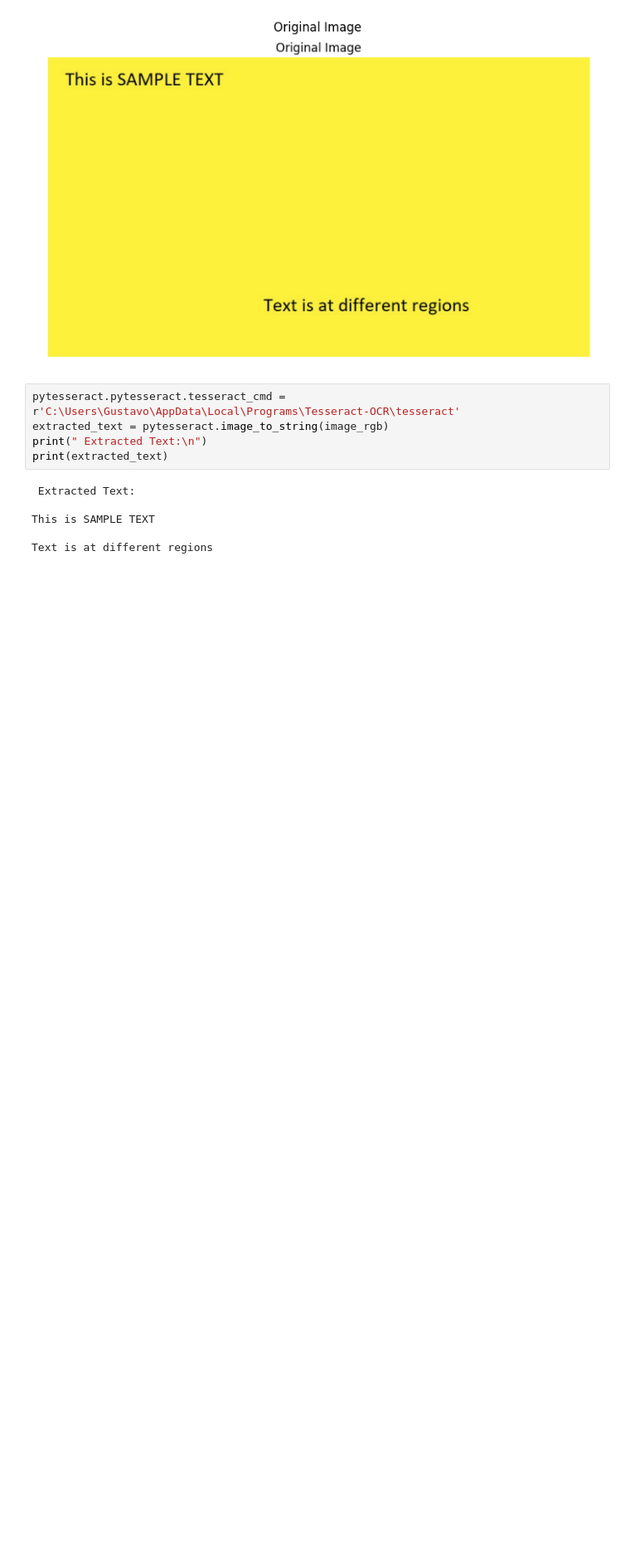
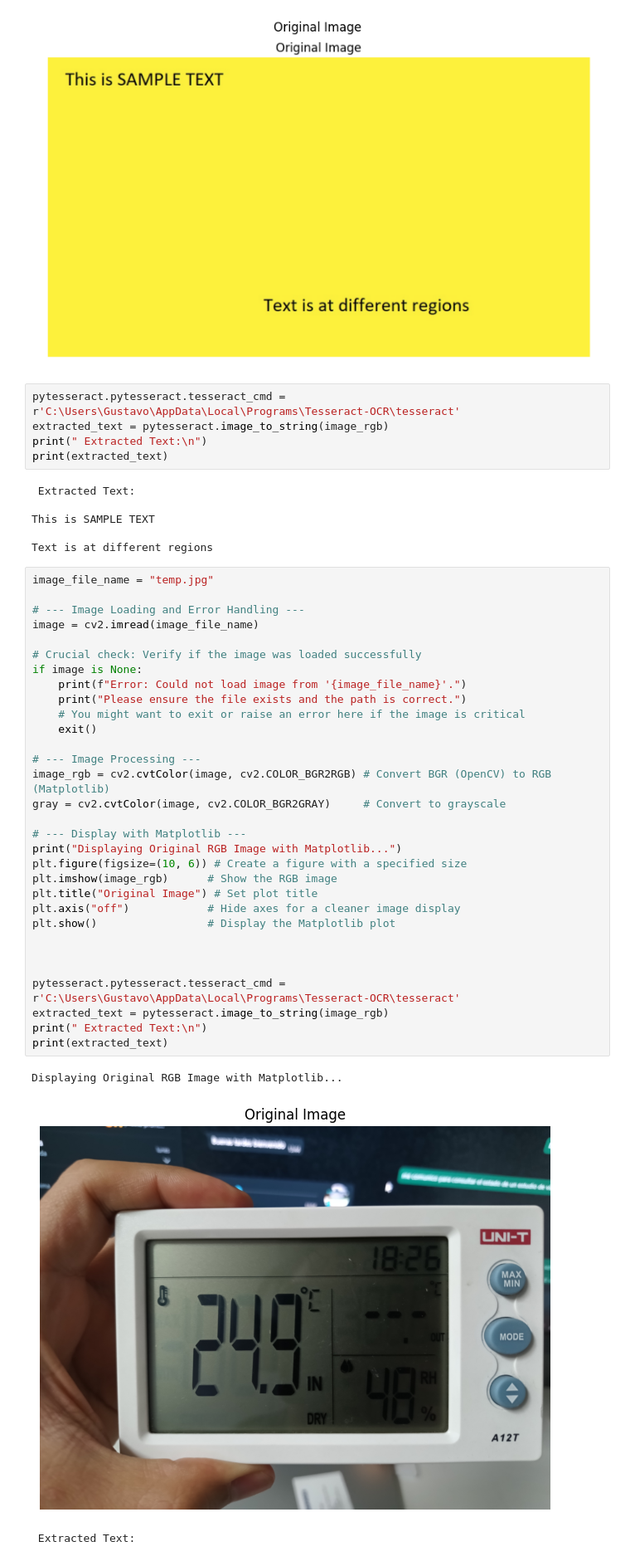
Before and after one commit to tavo202/VA_lectura_instrumentos, a Jupyter notebook: Lectura.ipynb, the cells around one changed output. Shown: that part at 83% size. Drawn from its saved outputs; the diff is of its cells as text; blank space fills up the shorter version.

```diff
--- a/Lectura.ipynb
+++ b/Lectura.ipynb
@@ -48,3 +48,38 @@ print(extracted_text)
 This is SAMPLE TEXT
 
 Text is at different regions
+# %%
+image_file_name = "temp.jpg"
+
+# --- Image Loading and Error Handling ---
+image = cv2.imread(image_file_name)
+
+# Crucial check: Verify if the image was loaded successfully
+if image is None:
+    print(f"Error: Could not load image from '{image_file_name}'.")
+    print("Please ensure the file exists and the path is correct.")
+    # You might want to exit or raise an error here if the image is critical
+    exit()
+
+# --- Image Processing ---
+image_rgb = cv2.cvtColor(image, cv2.COLOR_BGR2RGB) # Convert BGR (OpenCV) to RGB (Matplotlib)
+gray = cv2.cvtColor(image, cv2.COLOR_BGR2GRAY)     # Convert to grayscale
+
+# --- Display with Matplotlib ---
+print("Displaying Original RGB Image with Matplotlib...")
+plt.figure(figsize=(10, 6)) # Create a figure with a specified size
+plt.imshow(image_rgb)      # Show the RGB image
+plt.title("Original Image") # Set plot title
+plt.axis("off")            # Hide axes for a cleaner image display
+plt.show()                 # Display the Matplotlib plot
+
+
+
+pytesseract.pytesseract.tesseract_cmd = r'C:\Users\Gustavo\AppData\Local\Programs\Tesseract-OCR\tesseract'
+extracted_text = pytesseract.image_to_string(image_rgb)
+print(" Extracted Text:\n")
+print(extracted_text)
+# %% [output]
+Displaying Original RGB Image with Matplotlib...
+[figure, added]
+ Extracted Text:
```
Also changed, not shown: parts of 1 cell of this notebook, 1 other file.
